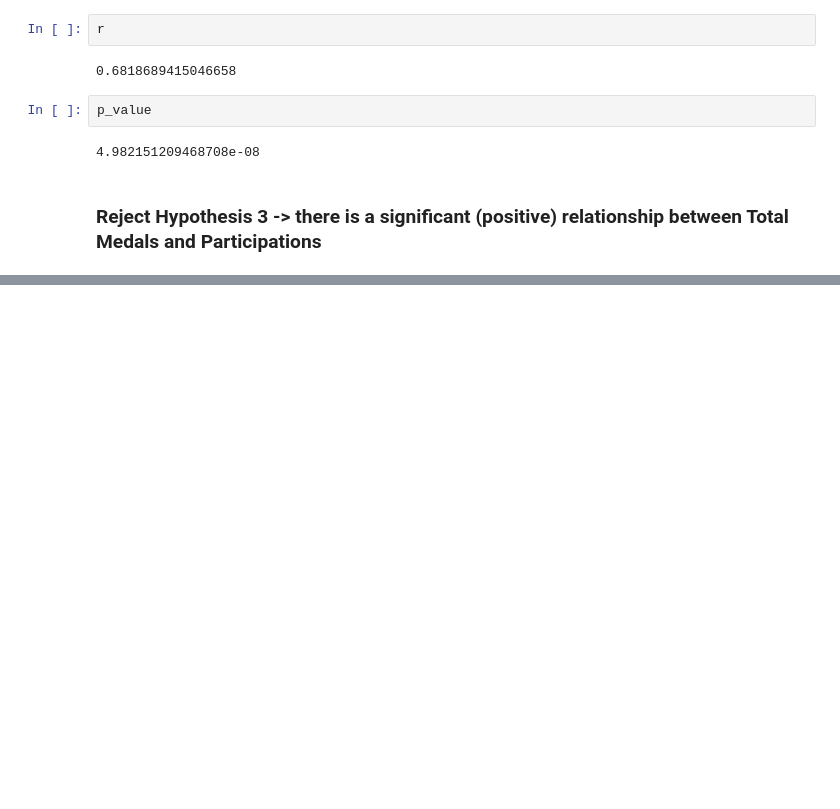
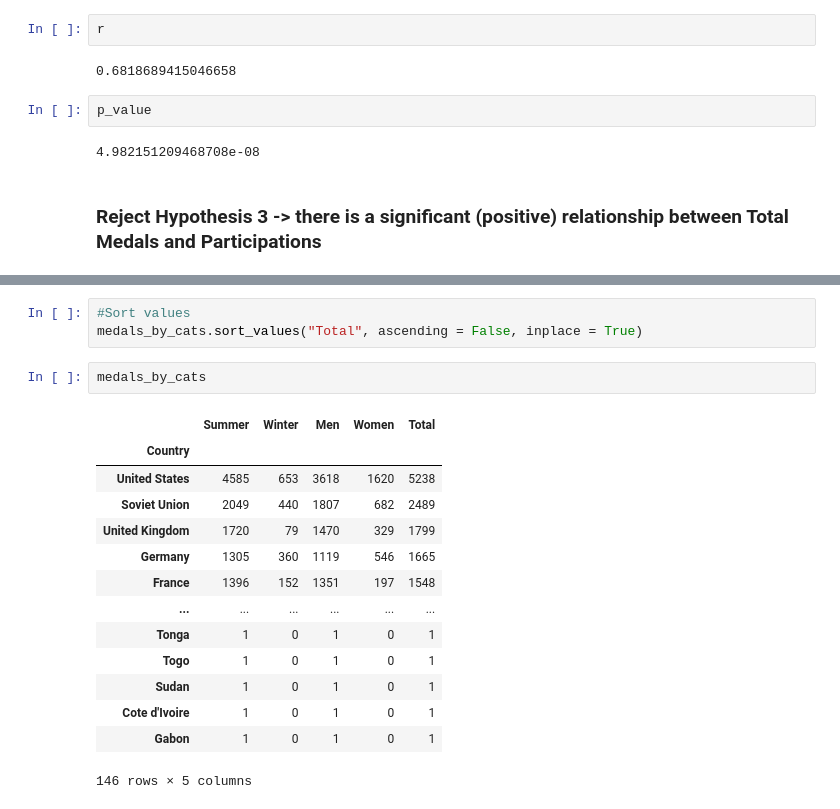
Before and after one commit to HunterKane/Explanatory-Data-Analysis-and-Seaborn-Olympic-Games-, a Jupyter notebook: Project 11 - Olympic Games Explanatory Data Analysis And Visualization .ipynb, the cells around one changed output, grey strips where cells are left out. Cells and saved outputs as stored; diff of their text form; blank space fills up the shorter version.

```diff
--- a/Project 11 - Olympic Games Explanatory Data Analysis And Visualization .ipynb
+++ b/Project 11 - Olympic Games Explanatory Data Analysis And Visualization .ipynb
@@ -1255,0 +1358,20 @@ p_value
+# %%
+#Sort values
+medals_by_cats.sort_values("Total", ascending = False, inplace = True)
+# %%
+medals_by_cats
+# %% [output]
+|  | Summer | Winter | Men | Women | Total |
+| Country |  |  |  |  |  |
+| United States | 4585 | 653 | 3618 | 1620 | 5238 |
+| Soviet Union | 2049 | 440 | 1807 | 682 | 2489 |
+| United Kingdom | 1720 | 79 | 1470 | 329 | 1799 |
+| Germany | 1305 | 360 | 1119 | 546 | 1665 |
+| France | 1396 | 152 | 1351 | 197 | 1548 |
+| ... | ... | ... | ... | ... | ... |
+| Tonga | 1 | 0 | 1 | 0 | 1 |
+| Togo | 1 | 0 | 1 | 0 | 1 |
+| Sudan | 1 | 0 | 1 | 0 | 1 |
+| Cote d'Ivoire | 1 | 0 | 1 | 0 | 1 |
+| Gabon | 1 | 0 | 1 | 0 | 1 |
+146 rows × 5 columns
```
Also changed, not shown: parts of 15 cells of this notebook.
